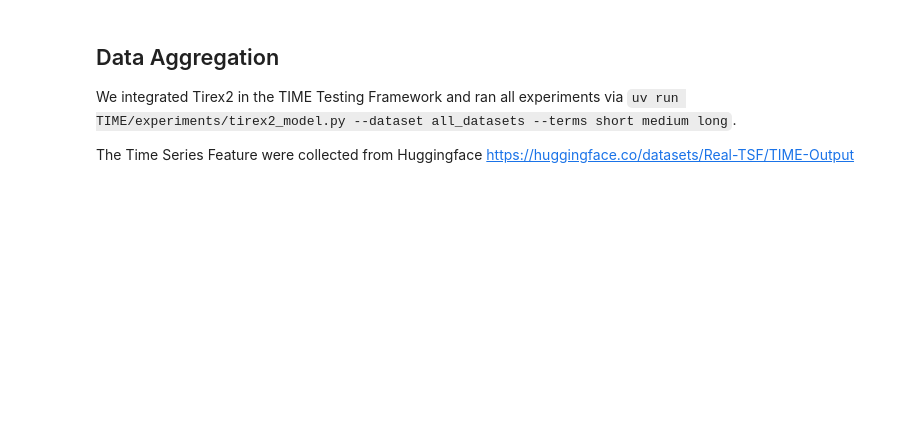
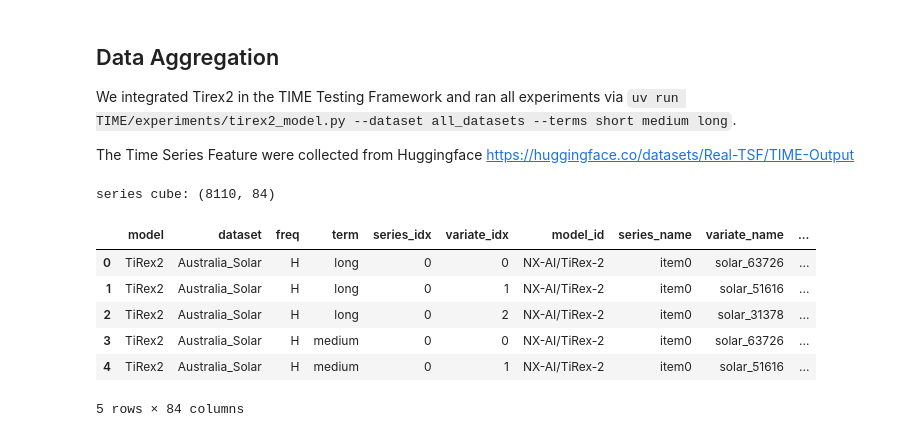
Before and after one commit to NoahPichl/AiAndViz, a Jupyter notebook: team_blue/main.ipynb, the cells around one changed output. Cells and saved outputs as stored; diff of their text form; code cells hidden in the pictures; blank space fills up the shorter version.

Commit message:
generate data cube

```diff
--- a/team_blue/main.ipynb
+++ b/team_blue/main.ipynb
@@ -14,3 +21,19 @@ https://diglib.eg.org/server/api/core/bitstreams/c2e088bb-2457-48dd-b807-c10f189
 We integrated Tirex2 in the TIME Testing Framework and ran all experiments via `uv run TIME/experiments/tirex2_model.py --dataset all_datasets --terms short medium long`. <br>
 
 The Time Series Feature were collected from Huggingface https://huggingface.co/datasets/Real-TSF/TIME-Output
+# %%
+
+#TODO add confidence interval
+# Set force=True to rebuild after new results/features land in output/.
+_, series_cube = load_or_build(force=False)
+print("series cube:", series_cube.shape)
+series_cube.head()
+# %% [output]
+series cube: (8110, 84)
+|  | model | dataset | freq | term | series_idx | variate_idx | model_id | series_name | variate_name | ... |
+| 0 | TiRex2 | Australia_Solar | H | long | 0 | 0 | NX-AI/TiRex-2 | item0 | solar_63726 | ... |
+| 1 | TiRex2 | Australia_Solar | H | long | 0 | 1 | NX-AI/TiRex-2 | item0 | solar_51616 | ... |
+| 2 | TiRex2 | Australia_Solar | H | long | 0 | 2 | NX-AI/TiRex-2 | item0 | solar_31378 | ... |
+| 3 | TiRex2 | Australia_Solar | H | medium | 0 | 0 | NX-AI/TiRex-2 | item0 | solar_63726 | ... |
+| 4 | TiRex2 | Australia_Solar | H | medium | 0 | 1 | NX-AI/TiRex-2 | item0 | solar_51616 | ... |
+5 rows × 84 columns
```
Also changed, not shown: parts of 1 cell of this notebook, 3 other files.
